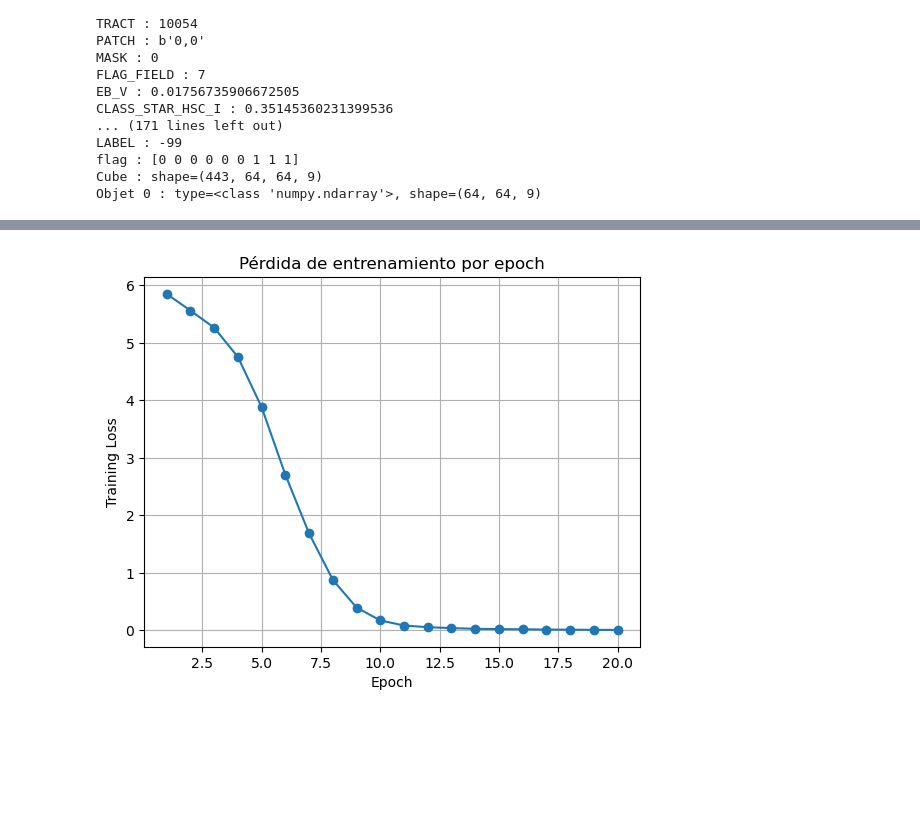
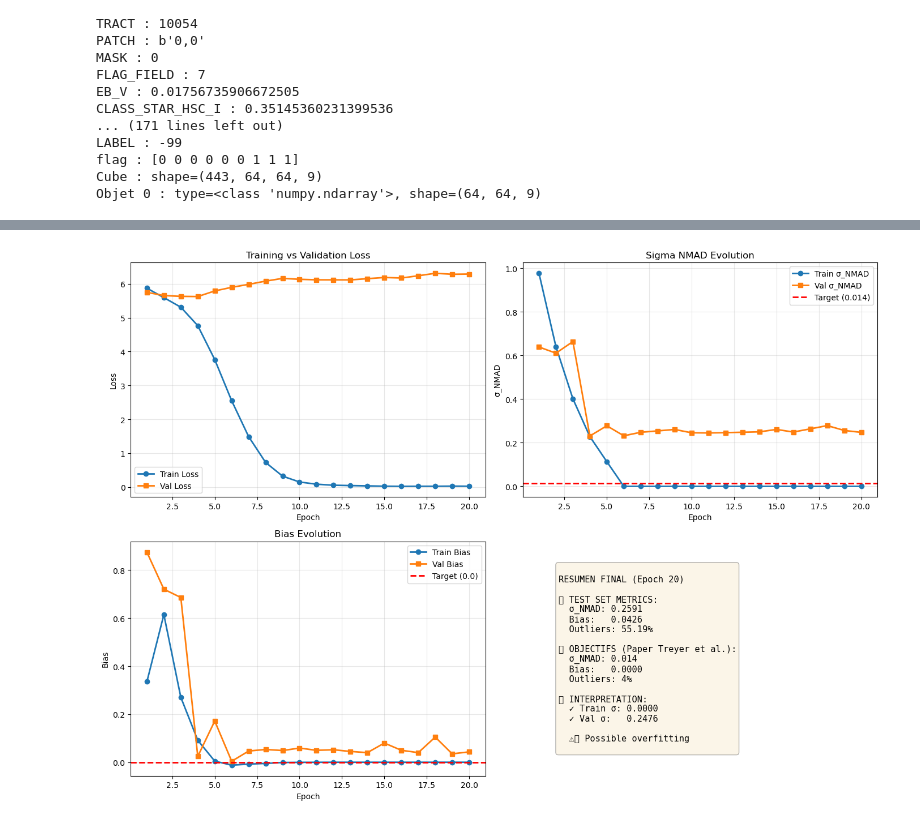
Before and after one commit to Melanie-Gomis/TER, a Jupyter notebook: test_neural_network3.ipynb, the cells around one changed output, grey strips where cells are left out. Drawn from its saved outputs; the diff is of its cells as text; code cells hidden in the pictures; blank space fills up the shorter version.

```diff
--- a/test_neural_network3.ipynb
+++ b/test_neural_network3.ipynb
@@ -218,7 +233,11 @@ class PhotZDataset(Dataset):
 
 
 train_dataset = PhotZDataset(X_train, y_train)
+val_dataset = PhotZDataset(X_val, y_val)
 test_dataset = PhotZDataset(X_test, y_test)
 
 train_loader = DataLoader(train_dataset, batch_size=64, shuffle=True)
+val_loader = DataLoader(val_dataset, batch_size=64, shuffle=False)
 test_loader = DataLoader(test_dataset, batch_size=64, shuffle=False)
+
+print(f"✅ DataLoaders creados")
@@ -333,10 +442,11 @@ def compute_photz_metrics(z_true, z_pred):
     return sigma_nmad, bias, outlier_fraction
 # %%
 device = 'cuda' if torch.cuda.is_available() else 'cpu'
+print(f" device: {device}")
 
 model = ResNetPhotZ(num_classes=400).to(device)
 optimizer = torch.optim.Adam(model.parameters(), lr=1e-4)
 criterion = torch.nn.CrossEntropyLoss()
 
-losses = train(model, train_loader, optimizer, criterion, epochs=20)
+history = train_with_metrics(model, train_loader, val_loader, optimizer, criterion, epochs=20, device=device)
 # %% [output]
@@ -384,11 +489,71 @@ print(f"  Outliers (>15%): {out_frac:.2%}")
 # %%
 import matplotlib.pyplot as plt
 
-plt.plot(range(1, 21), losses, marker='o')
-plt.xlabel('Epoch')
-plt.ylabel('Training Loss')
-plt.title('Pérdida de entrenamiento por epoch')
-plt.grid(True)
+# Crear figura con 2x2 subplots
+fig, axes = plt.subplots(2, 2, figsize=(14, 10))
+
+epochs_range = range(1, len(history['train_loss']) + 1)
+
+# 1. Loss (train vs val)
+axes[0, 0].plot(epochs_range, history['train_loss'], marker='o', label='Train Loss', linewidth=2)
+axes[0, 0].plot(epochs_range, history['val_loss'], marker='s', label='Val Loss', linewidth=2)
+axes[0, 0].set_xlabel('Epoch')
+axes[0, 0].set_ylabel('Loss')
+axes[0, 0].set_title('Training vs Validation Loss')
+axes[0, 0].legend()
+axes[0, 0].grid(True, alpha=0.3)
+
+# 2. Sigma NMAD (train vs val)
+axes[0, 1].plot(epochs_range, history['train_sigma'], marker='o', label='Train σ_NMAD', linewidth=2)
+axes[0, 1].plot(epochs_range, history['val_sigma'], marker='s', label='Val σ_NMAD', linewidth=2)
+axes[0, 1].axhline(y=0.014, color='r', linestyle='--', label='Target (0.014)', linewidth=2)
+axes[0, 1].set_xlabel('Epoch')
+axes[0, 1].set_ylabel('σ_NMAD')
+axes[0, 1].set_title('Sigma NMAD Evolution')
+axes[0, 1].legend()
+axes[0, 1].grid(True, alpha=0.3)
+
+# 3. Bias (train vs val)
+axes[1, 0].plot(epochs_range, history['train_bias'], marker='o', label='Train Bias', linewidth=2)
+axes[1, 0].plot(epochs_range, history['val_bias'], marker='s', label='Val Bias', linewidth=2)
+axes[1, 0].axhline(y=0.0, color='r', linestyle='--', label='Target (0.0)', linewidth=2)
+axes[1, 0].set_xlabel('Epoch')
+axes[1, 0].set_ylabel('Bias')
+axes[1, 0].set_title('Bias Evolution')
+axes[1, 0].legend()
+axes[1, 0].grid(True, alpha=0.3)
+
+# 4. Resumen
+axes[1, 1].axis('off')
+summary_text = f"""
+RESUMEN FINAL (Epoch {len(history['train_loss'])})
+
+📊 TEST SET METRICS:
+  σ_NMAD: {test_results['sigma_nmad']:.4f}
+  Bias:   {test_results['bias']:.4f}
+  Outliers: {test_results['outlier_fraction']:.2%}
+
+🎯 OBJECTIFS (Paper Treyer et al.):
+  σ_NMAD: 0.014
+  Bias:   0.0000
+  Outliers: 4%
+
+💡 INTERPRETATION:
+  ✓ Train σ: {history['train_sigma'][-1]:.4f}
+  ✓ Val σ:   {history['val_sigma'][-1]:.4f}
+
+  {"✅ Overfitting controlee" if history['val_sigma'][-1] < history['train_sigma'][-1] * 1.1 else "⚠️ Possible overfitting"}
+"""
+axes[1, 1].text(0.1, 0.5, summary_text, fontsize=11, family='monospace',
+                verticalalignment='center', bbox=dict(boxstyle='round', facecolor='wheat', alpha=0.3))
+
+plt.tight_layout()
 plt.show()
+
+print("\n Gráficas generadas. Observa:")
+print("  • Loss:")
+print("  • σ_NMAD: debe acercarse a 0.014 (del paper)")
+print("  • Bias: ")
+print("  • Si val_sigma > train_sigma: on a du overfitting")
 # %% [output]
-[figure, old version]
+[figure, new version]
```
Also changed, not shown: parts of 8 cells of this notebook, 1 other file.
